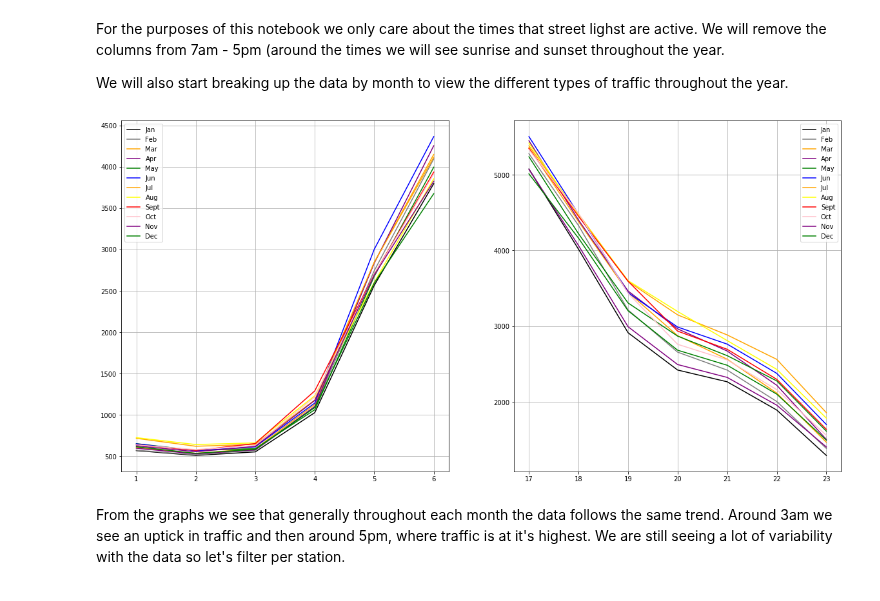
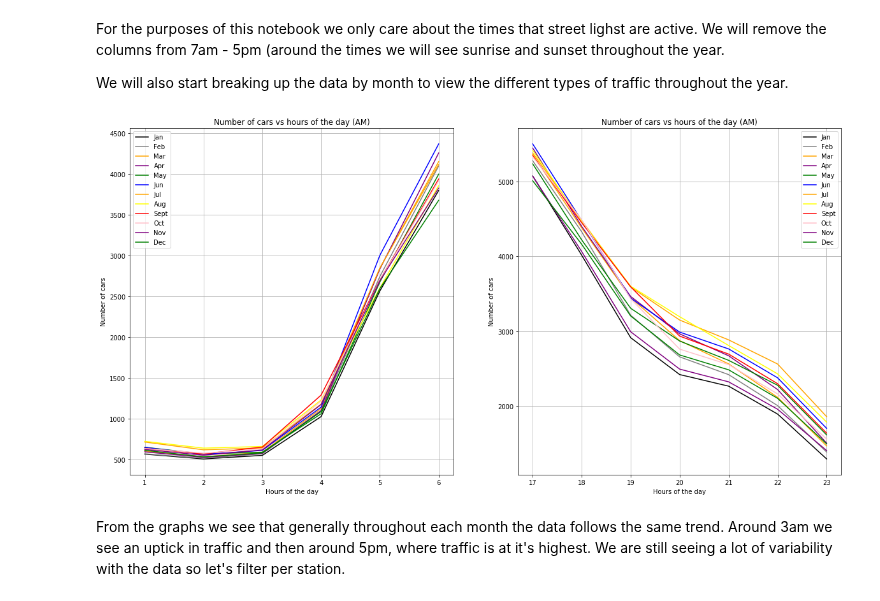
Before and after one commit to BigDataForSanDiego/2019-Team-201, a Jupyter notebook: Traffic/exploration-of-2015-traffic-dataset.ipynb, the cells around one changed output. Saved outputs shown, nothing was run; the diff lists cells and outputs as text; code cells hidden in the pictures.

Commit message:
finished graphs of data for each station based on month and time

```diff
--- a/Traffic/exploration-of-2015-traffic-dataset.ipynb
+++ b/Traffic/exploration-of-2015-traffic-dataset.ipynb
@@ -296,52 +296,46 @@ sd_nt_mean_12_pm = np.mean(sd_traffic_nt_12.loc[:,"traffic_volume_counted_after_
 
 # #Plotting data by month
 plt.figure(2,figsize=(20, 10))
-#ax = fig.gca()
-plt.title("Number of cars vs hours of the day per month")
+plt.subplot(121)
+plt.title("Number of cars vs hours of the day (AM)")
 plt.xlabel("Hours of the day")
 plt.ylabel("Number of cars")
-plt.subplot(121)
 plt.plot(x_am,sd_nt_mean_01_am[0:],color='black',label='Jan')
 plt.plot(x_am,sd_nt_mean_02_am[0:],color='grey',label='Feb')
 plt.plot(x_am,sd_nt_mean_03_am[0:],color='orange',label='Mar')
 plt.plot(x_am,sd_nt_mean_04_am[0:],color='purple',label='Apr')
 plt.plot(x_am,sd_nt_mean_05_am[0:],color='green',label='May')
 plt.plot(x_am,sd_nt_mean_06_am[0:],color='blue',label='Jun')
 plt.plot(x_am,sd_nt_mean_07_am[0:],color='orange',label='Jul')
 plt.plot(x_am,sd_nt_mean_08_am[0:],color='yellow',label='Aug')
 plt.plot(x_am,sd_nt_mean_09_am[0:],color='red',label='Sept')
 plt.plot(x_am,sd_nt_mean_10_am[0:],color='pink',label='Oct')
 plt.plot(x_am,sd_nt_mean_11_am[0:],color='purple',label='Nov')
 plt.plot(x_am,sd_nt_mean_12_am[0:],color='green',label='Dec')
 plt.xticks(x_am)
 plt.legend()
 plt.grid()
 plt.subplot(122)
+plt.title("Number of cars vs hours of the day (AM)")
+plt.xlabel("Hours of the day")
+plt.ylabel("Number of cars")
 plt.plot(x_pm,sd_nt_mean_01_pm[0:],color='black',label='Jan')
 plt.plot(x_pm,sd_nt_mean_02_pm[0:],color='grey',label='Feb')
 plt.plot(x_pm,sd_nt_mean_03_pm[0:],color='orange',label='Mar')
 plt.plot(x_pm,sd_nt_mean_04_pm[0:],color='purple',label='Apr')
 plt.plot(x_pm,sd_nt_mean_05_pm[0:],color='green',label='May')
 plt.plot(x_pm,sd_nt_mean_06_pm[0:],color='blue',label='Jun')
 plt.plot(x_pm,sd_nt_mean_07_pm[0:],color='orange',label='Jul')
 plt.plot(x_pm,sd_nt_mean_08_pm[0:],color='yellow',label='Aug')
 plt.plot(x_pm,sd_nt_mean_09_pm[0:],color='red',label='Sept')
 plt.plot(x_pm,sd_nt_mean_10_pm[0:],color='pink',label='Oct')
 plt.plot(x_pm,sd_nt_mean_11_pm[0:],color='purple',label='Nov')
 plt.plot(x_pm,sd_nt_mean_12_pm[0:],color='green',label='Dec')
 plt.xticks(x_pm)
 plt.legend()
 plt.grid()
-
-frames2 = [sd_nt_std_01, sd_nt_std_02, sd_nt_std_03, sd_nt_std_04, sd_nt_std_05, sd_nt_std_06,\
-          sd_nt_std_07, sd_nt_std_08, sd_nt_std_09, sd_nt_std_10, sd_nt_std_11, sd_nt_std_12]
-sd_nt_std_year = pd.concat(frames2,axis=1, sort=False)
-sd_nt_std_year.columns=['Jan','Feb','Mar','Apr','May','Jun','Jul','Aug','Sept','Oct','Nov','Dec']
-#print("Standard Deviation throughout the year")
-#sd_nt_std_year
-#sd_nt_std_01
 # %% [output]
-[figure, old version]
+[figure, new version]
 # %% [markdown]
 From the graphs we see that generally throughout each month the data follows the same trend.  Around 3am we see an uptick in traffic and then around 5pm, where traffic is at it's highest. We are still seeing a lot of variability with the data so let's filter per station.
 # %%
```
Also changed, not shown: parts of 1 cell of this notebook.
